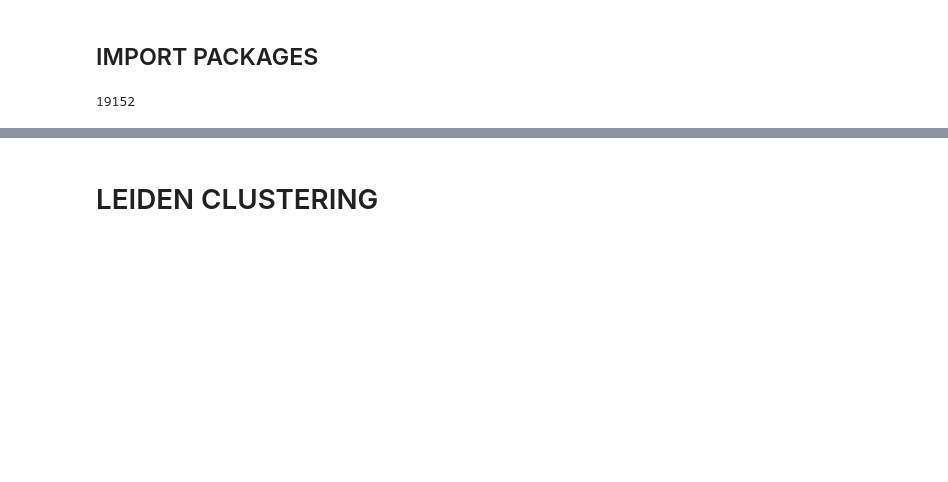
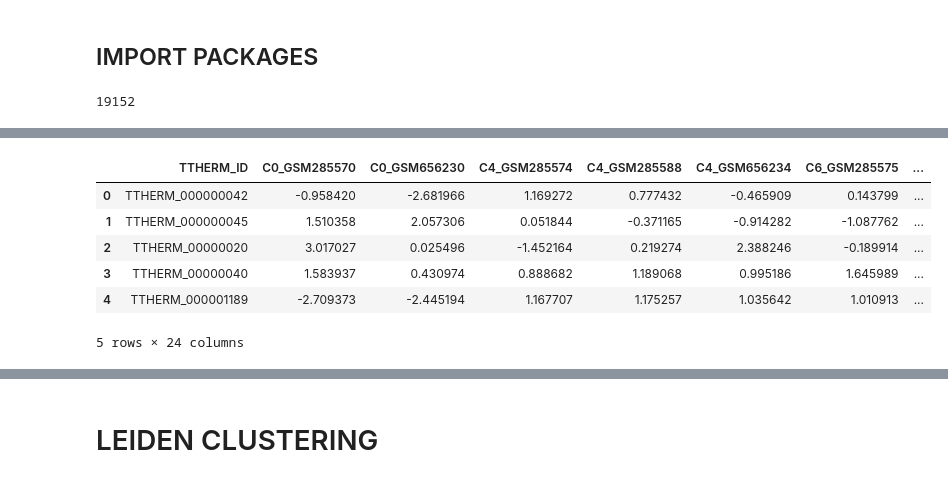
Before and after one commit to ltsypin/TGNE-2022, a Jupyter notebook: TGNE/embedding/all.ipynb, the cells around one changed output, grey strips where cells are left out. Cells and saved outputs as stored; diff of their text form; code cells hidden in the pictures; blank space fills up the shorter version.

```diff
--- a/TGNE/embedding/all.ipynb
+++ b/TGNE/embedding/all.ipynb
@@ -34,0 +52,13 @@ full_filtered_norm_df = microarray_utils.normalize_expression_per_gene(full_filt
+# %%
+sex_cols = [col for col in full_filtered_norm_df.columns if col[0] == 'C']
+sex_filtered_df = full_filtered_df[['TTHERM_ID'] + sex_cols]
+sex_filtered_norm_df = microarray_utils.normalize_expression_per_gene(sex_filtered_df, z=True)
+sex_filtered_norm_df.head()
+# %% [output]
+|  | TTHERM_ID | C0_GSM285570 | C0_GSM656230 | C4_GSM285574 | C4_GSM285588 | C4_GSM656234 | C6_GSM285575 | ... |
+| 0 | TTHERM_000000042 | -0.958420 | -2.681966 | 1.169272 | 0.777432 | -0.465909 | 0.143799 | ... |
+| 1 | TTHERM_000000045 | 1.510358 | 2.057306 | 0.051844 | -0.371165 | -0.914282 | -1.087762 | ... |
+| 2 | TTHERM_00000020 | 3.017027 | 0.025496 | -1.452164 | 0.219274 | 2.388246 | -0.189914 | ... |
+| 3 | TTHERM_00000040 | 1.583937 | 0.430974 | 0.888682 | 1.189068 | 0.995186 | 1.645989 | ... |
+| 4 | TTHERM_000001189 | -2.709373 | -2.445194 | 1.167707 | 1.175257 | 1.035642 | 1.010913 | ... |
+5 rows × 24 columns
```
Also changed, not shown: parts of 12 cells of this notebook, 1 other file.
